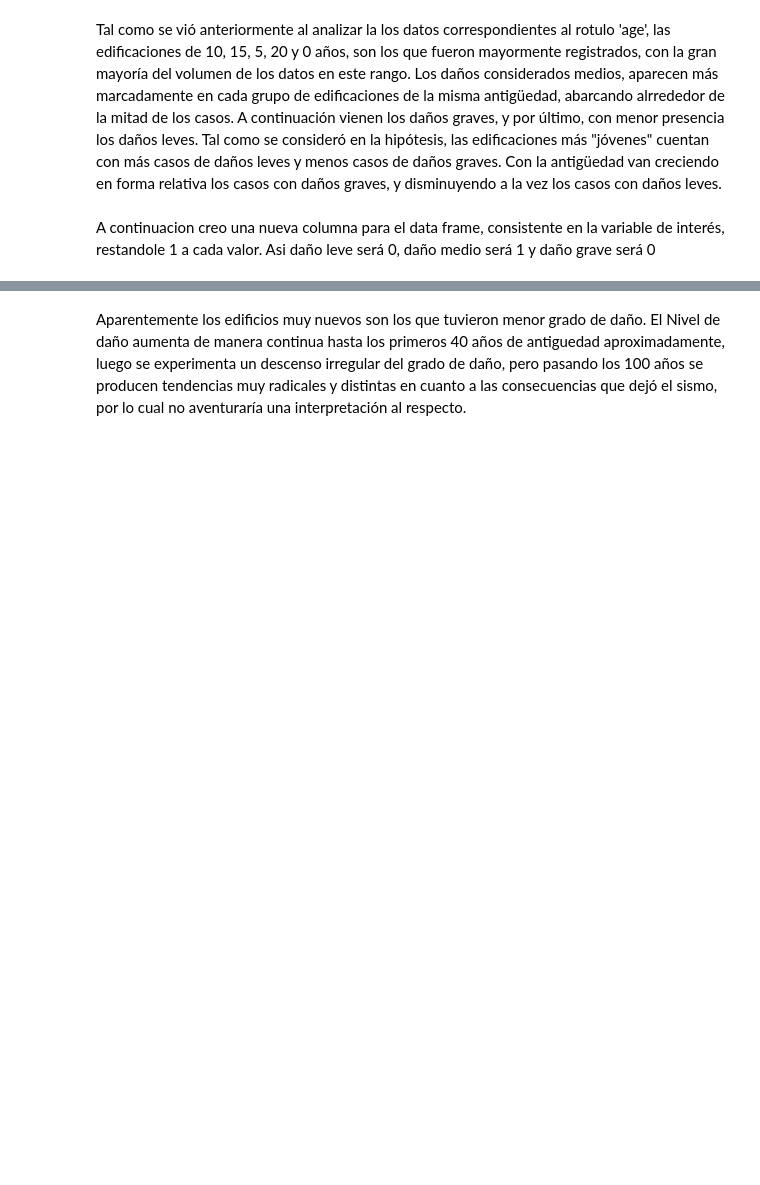
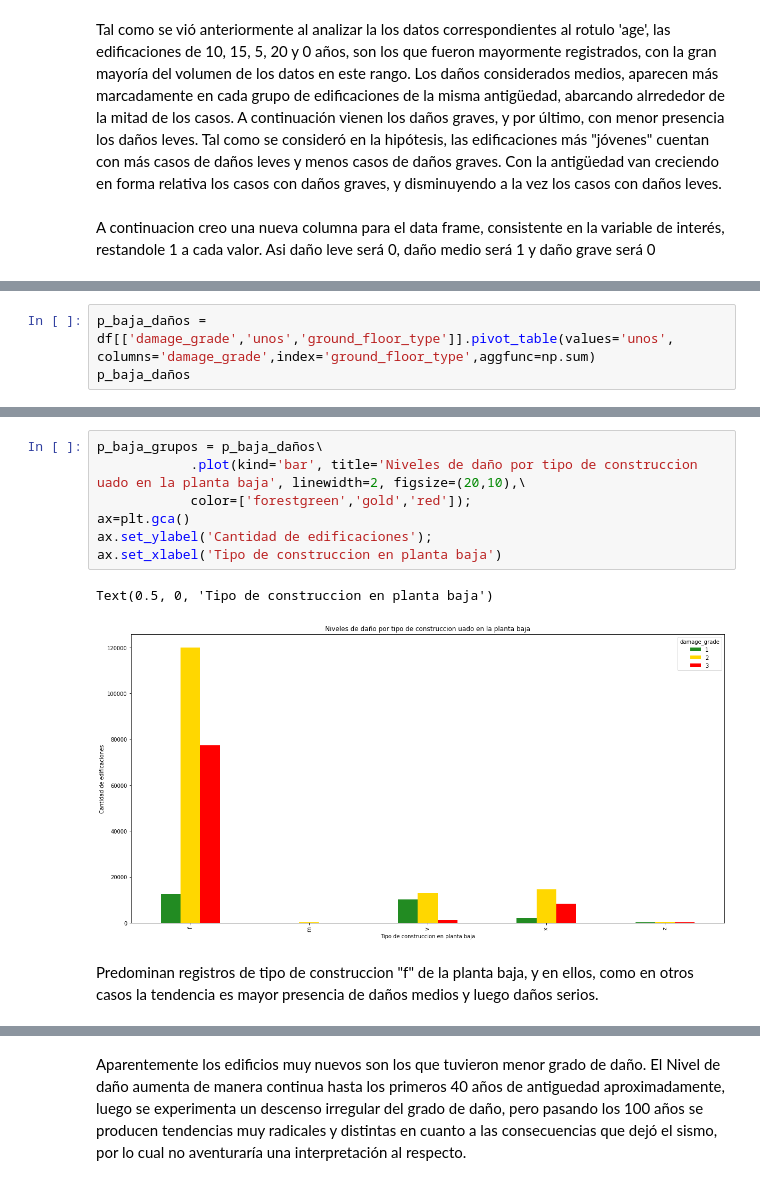
Before and after one commit to Noenf/Datos-1C2021, a Jupyter notebook: TP1/experimentacion_esmi.ipynb, the cells around one changed output, grey strips where cells are left out. Cells and saved outputs as stored; diff of their text form; blank space fills up the shorter version.

```diff
--- a/TP1/experimentacion_esmi.ipynb
+++ b/TP1/experimentacion_esmi.ipynb
@@ -225,0 +254,3 @@ c = df.loc[df['damage_grade']==3].groupby('age').agg({'damage_grade':'count'}).r
+# %%
+p_baja_daños = df[['damage_grade','unos','ground_floor_type']].pivot_table(values='unos', columns='damage_grade',index='ground_floor_type',aggfunc=np.sum)
+p_baja_daños
@@ -225,0 +265,12 @@ c = df.loc[df['damage_grade']==3].groupby('age').agg({'damage_grade':'count'}).r
+# %%
+p_baja_grupos = p_baja_daños\
+            .plot(kind='bar', title='Niveles de daño por tipo de construccion uado en la planta baja', linewidth=2, figsize=(20,10),\
+            color=['forestgreen','gold','red']);
+ax=plt.gca()
+ax.set_ylabel('Cantidad de edificaciones');
+ax.set_xlabel('Tipo de construccion en planta baja')
+# %% [output]
+Text(0.5, 0, 'Tipo de construccion en planta baja')
+[figure, added]
+# %% [markdown]
+Predominan registros de tipo de construccion "f" de la planta baja, y en ellos, como en otros casos la tendencia es mayor presencia de daños medios y luego daños serios.
```
Also changed, not shown: parts of 45 cells of this notebook, 1 other file.
